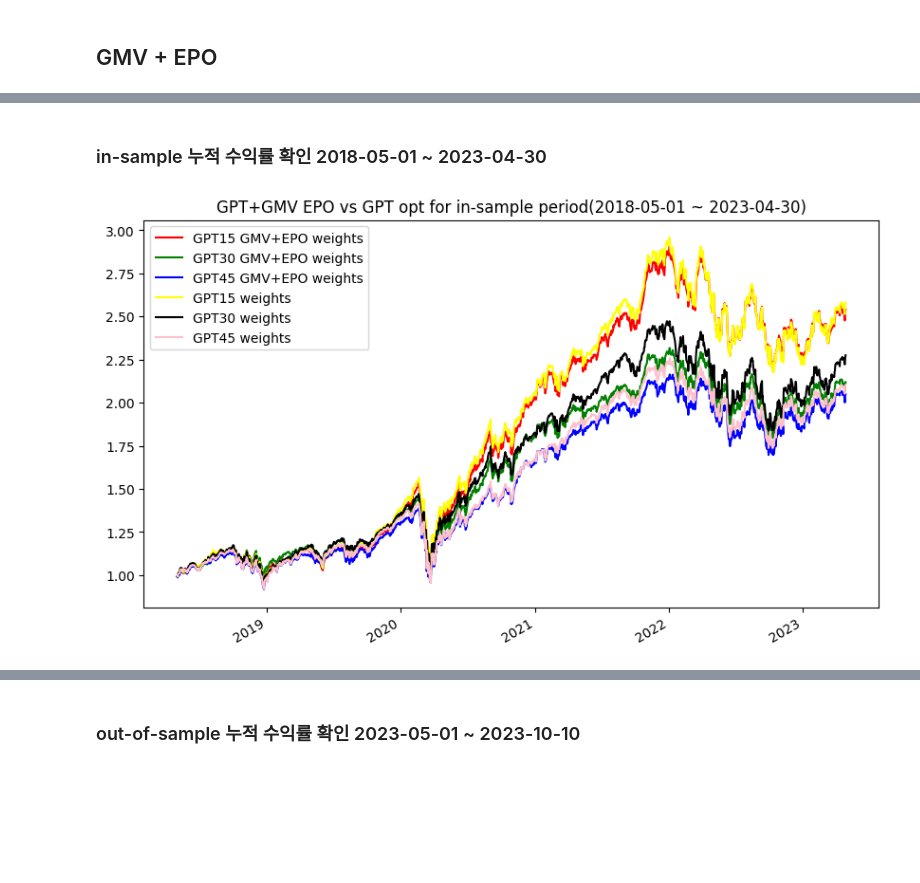
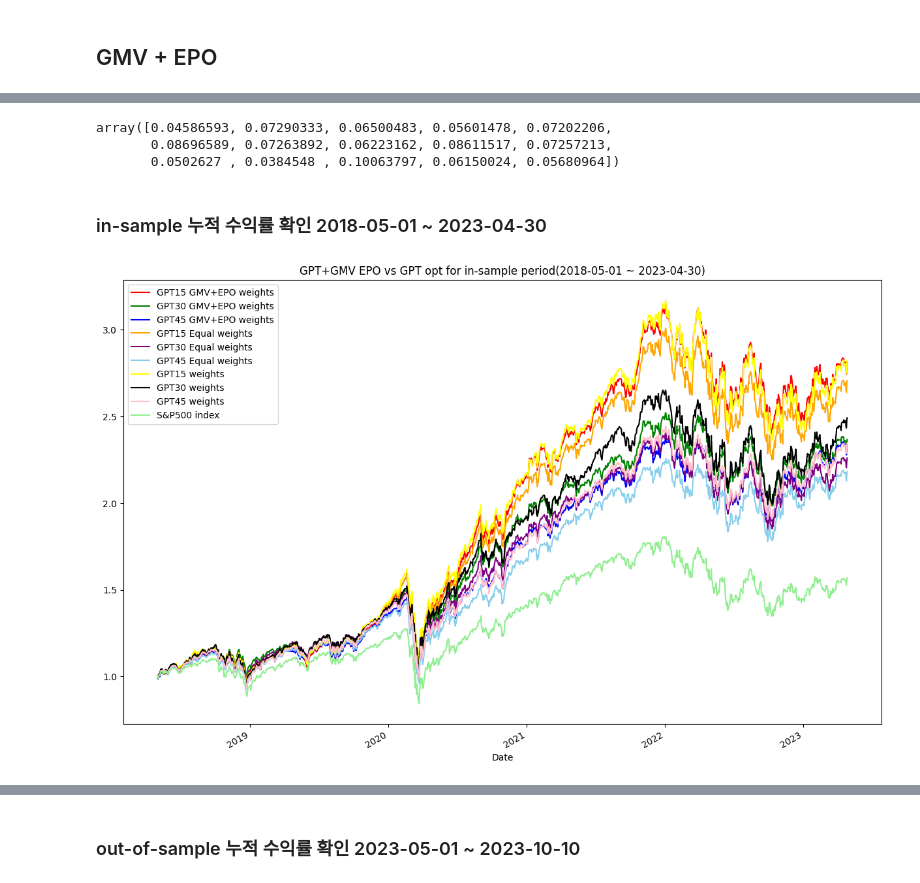
Before and after one commit to FELAB-KHU/S-PQuantTeam01, a Jupyter notebook: Jiyoung/1124/EPO+MVO.ipynb, the cells around one changed output, grey strips where cells are left out. Saved outputs shown, nothing was run; the diff lists cells and outputs as text; code cells hidden in the pictures; blank space fills up the shorter version.

```diff
--- a/Jiyoung/1124/EPO+MVO.ipynb
+++ b/Jiyoung/1124/EPO+MVO.ipynb
@@ -30,7 +30,7 @@ import yfinance as yf
 from dateutil.relativedelta import relativedelta
 from datetime import datetime
 # %%
-mkt = pd.read_csv('../new_market.csv')
+mkt = pd.read_csv('./new_market.csv')
 mkt['pricingDate'] = pd.to_datetime(mkt['pricingDate'])
 mkt.set_index('pricingDate', inplace = True)
 mkt
@@ -51,0 +52,5 @@ mkt
+# %%
+# S&P500 in sample
+snpin = yf.download('^GSPC', '2018-05-01', '2023-04-30')['Adj Close']
+snp_ret_in = snpin.pct_change().dropna()
+snpin = (1 + snp_ret_in).cumprod()
@@ -206,3 +221,16 @@ GMV EPO 45 weights
+# %%
+# 동일 가중
+def make_dict(dict):
+    dic = {}
+
+    for column in dict.keys():
+        dic[column] = 1/len(dict.keys())
+
+    return dic
+
+gpt15_same = make_dict(stocks_15)
+gpt30_same = make_dict(stocks_30)
+gpt45_same = make_dict(stocks_45)
 # %%
 # 누적 수익률 함수
 # bool에 True를 넣으면 gpt gmv epo opt 데이터로 실행, False이면 GPT로 이미 가져와있는거 실행
@@ -225,5 +253,11 @@ def cum_ret_gpt(dic, start_date, end_date):
     cum_ret = (1 + pfo_ret).cumprod()
 
     return cum_ret
+# %%
+gmv_epo_15
+# %% [output]
+array([0.04586593, 0.07290333, 0.06500483, 0.05601478, 0.07202206,
+       0.08696589, 0.07263892, 0.06223162, 0.08611517, 0.07257213,
+       0.0502627 , 0.0384548 , 0.10063797, 0.06150024, 0.05680964])
 # %% [markdown]
 ### in-sample 누적 수익률 확인 2018-05-01 ~ 2023-04-30
@@ -238,17 +264,36 @@ gpt_45_in = cum_ret_gpt(stocks_45, '2018-05-01', '2023-04-30')
+# %%
+# gmv+epo
+cum_15 = cum_ret_gmv_epo(stocks_15, gmv_epo_15, '2018-05-01', '2023-04-30')
+cum_30 = cum_ret_gmv_epo(stocks_30, gmv_epo_30, '2018-05-01', '2023-04-30')
+cum_45 = cum_ret_gmv_epo(stocks_45, gmv_epo_45, '2018-05-01', '2023-04-30')
+
+# equal weight
+cum_eq_15 = cum_ret_gmv_epo(stocks_15, list(gpt15_same.values()), '2018-05-01', '2023-04-30')
+cum_eq_30 = cum_ret_gmv_epo(stocks_30, list(gpt30_same.values()), '2018-05-01', '2023-04-30')
+cum_eq_45 = cum_ret_gmv_epo(stocks_45, list(gpt45_same.values()), '2018-05-01', '2023-04-30')
+
+# gpt weight
+gpt_15_in = cum_ret_gpt(stocks_15, '2018-05-01', '2023-04-30')
+gpt_30_in = cum_ret_gpt(stocks_30, '2018-05-01', '2023-04-30')
+gpt_45_in = cum_ret_gpt(stocks_45, '2018-05-01', '2023-04-30')
 # %%
-# Log
+# Log return
 
-plt.figure(figsize=(10,6))
+plt.figure(figsize=(15,10))
 plt.title("GPT+GMV EPO vs GPT opt for in-sample period(2018-05-01 ~ 2023-04-30)")
 
 cum_15.plot(label='GPT15 GMV+EPO weights', color='red')
 cum_30.plot(label='GPT30 GMV+EPO weights', color='green')
 cum_45.plot(label='GPT45 GMV+EPO weights', color='blue')
+cum_eq_15.plot(label='GPT15 Equal weights', color='orange')
+cum_eq_30.plot(label='GPT30 Equal weights', color='purple')
+cum_eq_45.plot(label='GPT45 Equal weights', color='skyblue')
 gpt_15_in.plot(label='GPT15 weights', color='yellow')
 gpt_30_in.plot(label='GPT30 weights', color='black')
 gpt_45_in.plot(label='GPT45 weights', color='pink')
+snpin.plot(label='S&P500 index', color='lightgreen')
 
 plt.legend()
 plt.show()
 # %% [output]
-[figure, old version]
+[figure, new version]
```
Also changed, not shown: parts of 27 cells of this notebook, 2 other files.
